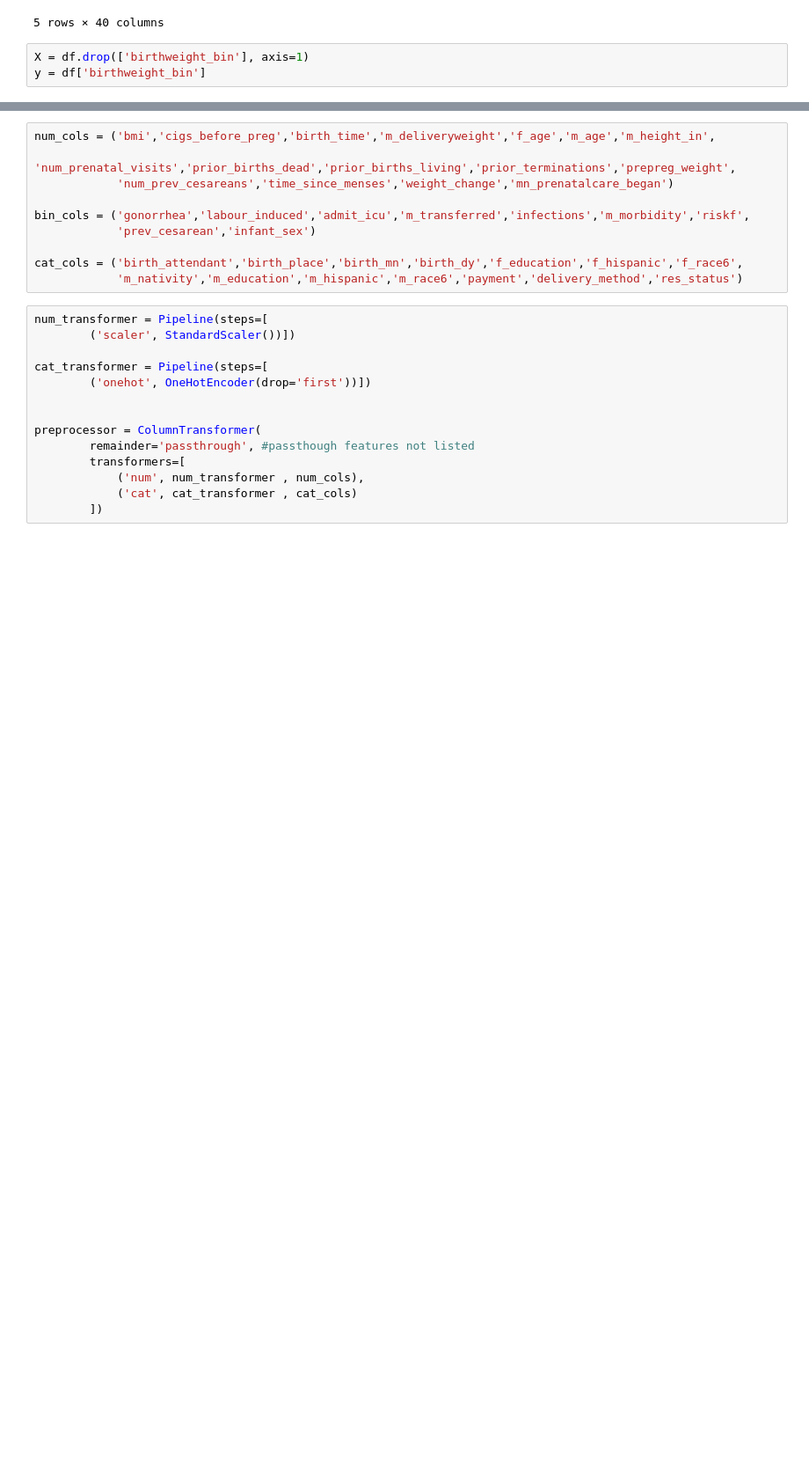
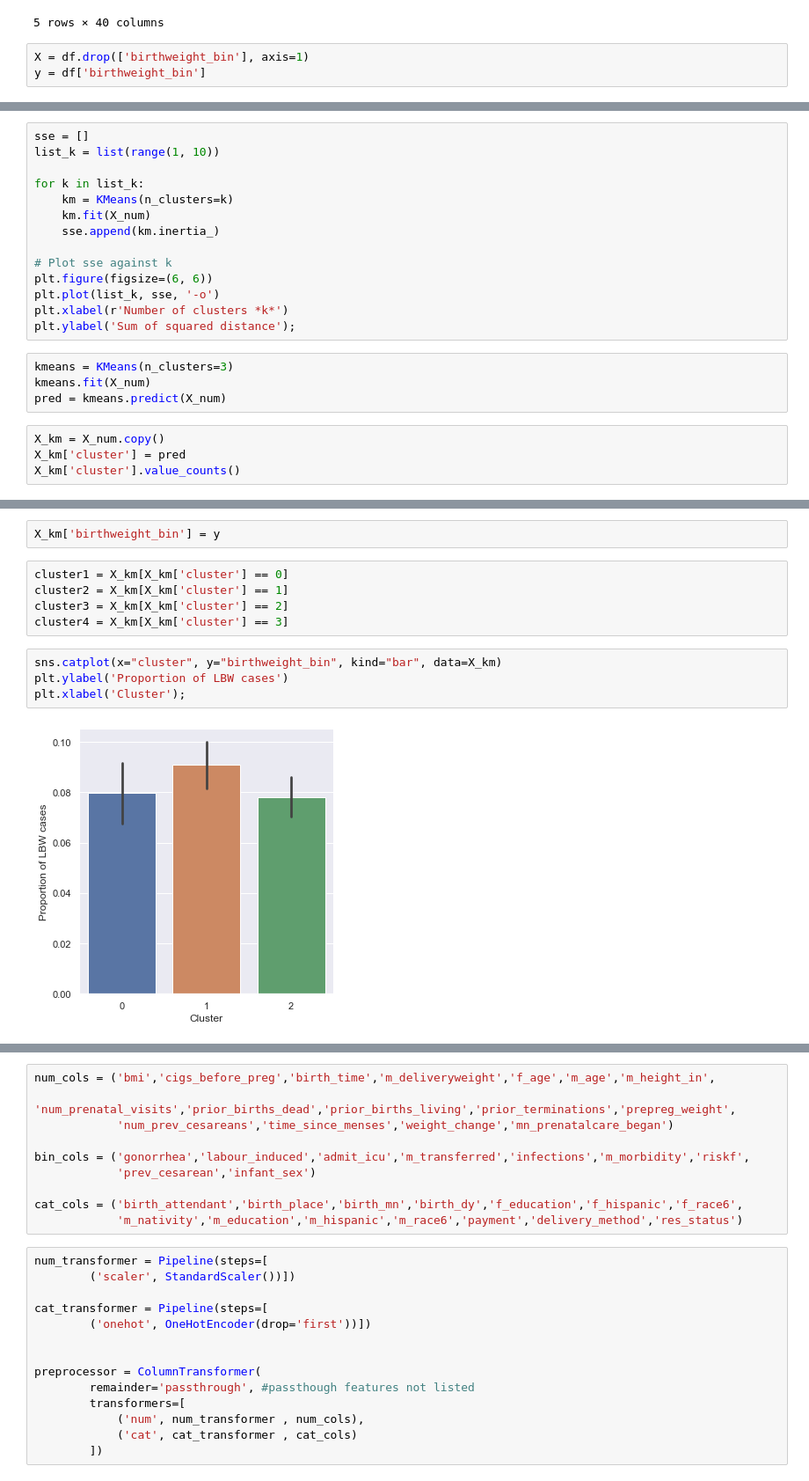
Before and after one commit to catrionamackay/Machine-Learning-Project, a Jupyter notebook: Unsupervised.ipynb, the cells around one changed output, grey strips where cells are left out. Shown: that part at 88% size. Saved outputs shown, nothing was run; the diff lists cells and outputs as text; blank space fills up the shorter version.

```diff
--- a/Unsupervised.ipynb
+++ b/Unsupervised.ipynb
@@ -43,0 +99,22 @@ IndentationError: unexpected indent (<ipython-input-18-e03a9ab7b474>, line 2)
+# %%
+sse = []
+list_k = list(range(1, 10))
+
+for k in list_k:
+    km = KMeans(n_clusters=k)
+    km.fit(X_num)
+    sse.append(km.inertia_)
+
+# Plot sse against k
+plt.figure(figsize=(6, 6))
+plt.plot(list_k, sse, '-o')
+plt.xlabel(r'Number of clusters *k*')
+plt.ylabel('Sum of squared distance');
+# %%
+kmeans = KMeans(n_clusters=3)
+kmeans.fit(X_num)
+pred = kmeans.predict(X_num)
+# %%
+X_km = X_num.copy()
+X_km['cluster'] = pred
+X_km['cluster'].value_counts()
@@ -43,0 +146,13 @@ IndentationError: unexpected indent (<ipython-input-18-e03a9ab7b474>, line 2)
+# %%
+X_km['birthweight_bin'] = y
+# %%
+cluster1 = X_km[X_km['cluster'] == 0]
+cluster2 = X_km[X_km['cluster'] == 1]
+cluster3 = X_km[X_km['cluster'] == 2]
+cluster4 = X_km[X_km['cluster'] == 3]
+# %%
+sns.catplot(x="cluster", y="birthweight_bin", kind="bar", data=X_km)
+plt.ylabel('Proportion of LBW cases')
+plt.xlabel('Cluster');
+# %% [output]
+[figure, added]
```
Also changed, not shown: parts of 90 cells of this notebook, 9 other files.
